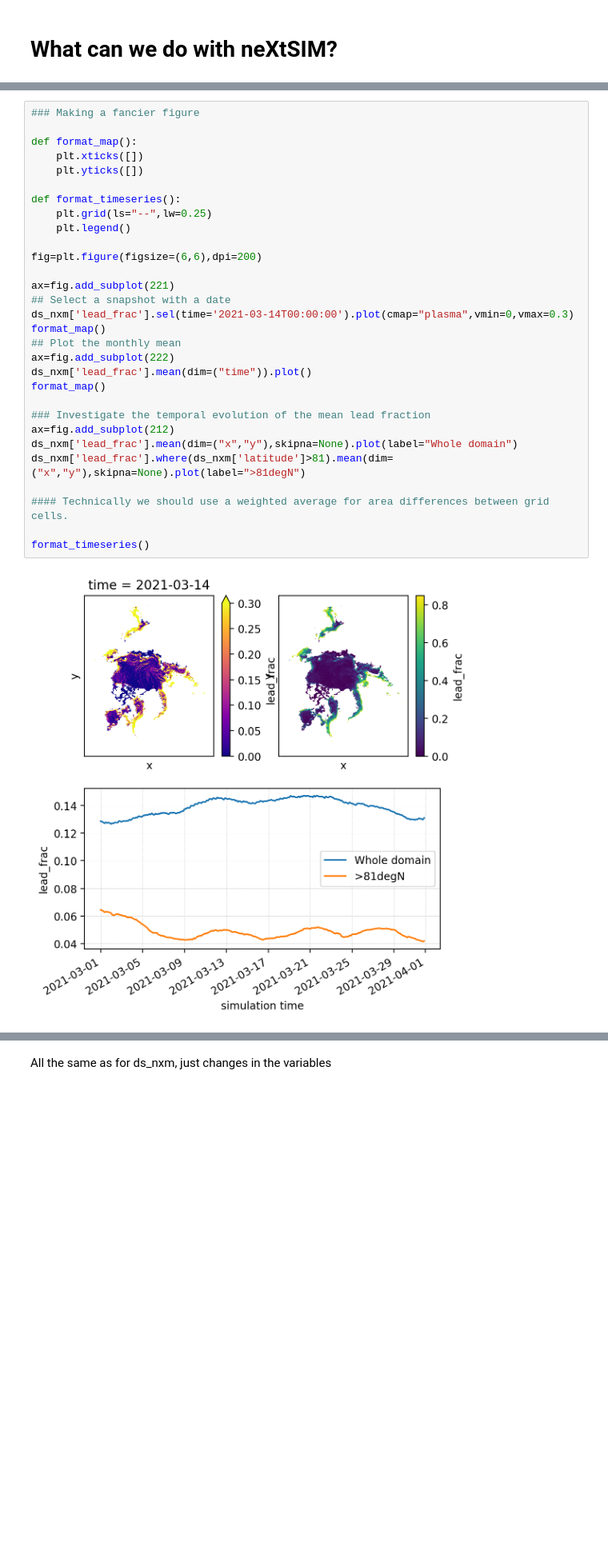
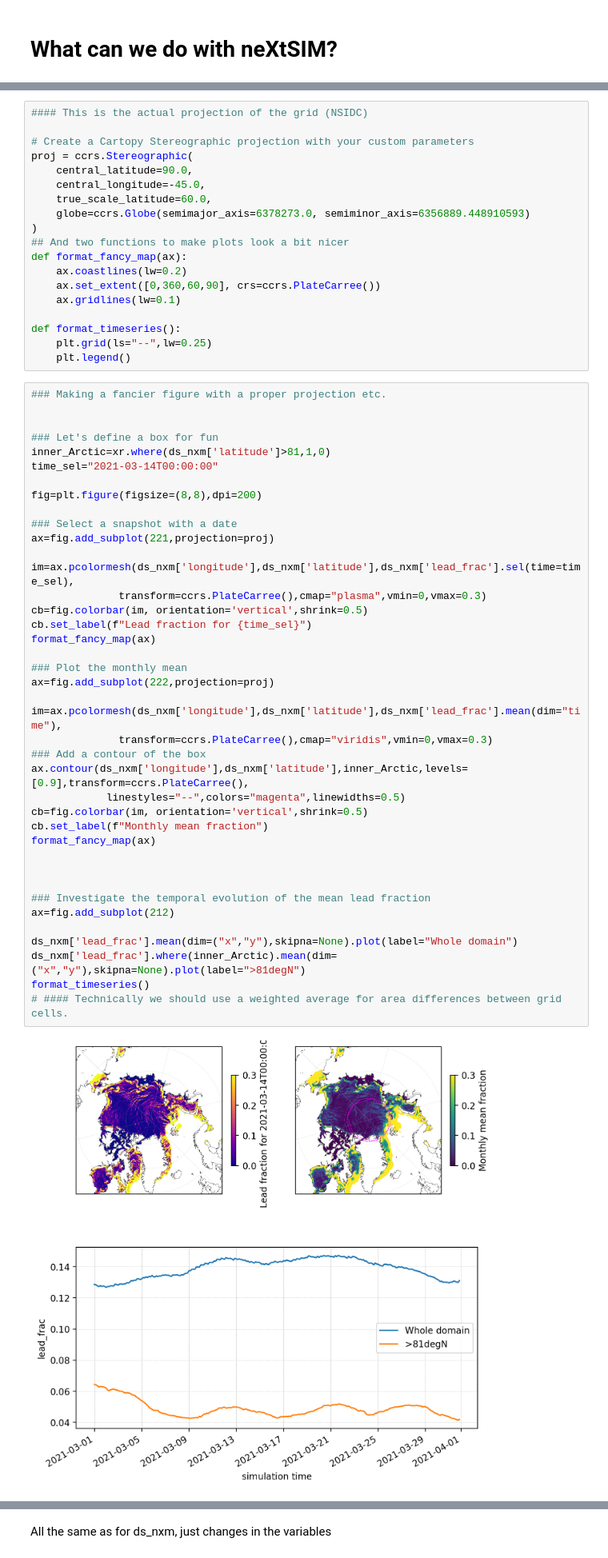
Before and after one commit to sasip-climate/notebooks-nextsim-workshop2025, a Jupyter notebook: tutorial_ww3-nextsim.ipynb, the cells around one changed output, grey strips where cells are left out. Shown at 80% size. Cells and saved outputs as stored; diff of their text form; blank space fills up the shorter version.

```diff
--- a/tutorial_ww3-nextsim.ipynb
+++ b/tutorial_ww3-nextsim.ipynb
@@ -141,38 +147,67 @@ ds_nxm['lead_frac'].isel(time=4).plot(cmap="plasma",vmin=0,vmax=0.3)
 # %% [output]
 <matplotlib.collections.QuadMesh at 0x...>
 [figure]
+# %%
+#### This is the actual projection of the grid (NSIDC)
+
+# Create a Cartopy Stereographic projection with your custom parameters
+proj = ccrs.Stereographic(
+    central_latitude=90.0,
+    central_longitude=-45.0,
+    true_scale_latitude=60.0,
+    globe=ccrs.Globe(semimajor_axis=6378273.0, semiminor_axis=6356889.448910593)
+)
+## And two functions to make plots look a bit nicer
+def format_fancy_map(ax):
+    ax.coastlines(lw=0.2)
+    ax.set_extent([0,360,60,90], crs=ccrs.PlateCarree())
+    ax.gridlines(lw=0.1)
+
+def format_timeseries():
+    plt.grid(ls="--",lw=0.25)
+    plt.legend()
 # %%
-### Making a fancier figure
+### Making a fancier figure with a proper projection etc.
 
-def format_map():
-    plt.xticks([])
-    plt.yticks([])
 
-def format_timeseries():
-    plt.grid(ls="--",lw=0.25)
-    plt.legend()
+### Let's define a box for fun
+inner_Arctic=xr.where(ds_nxm['latitude']>81,1,0)
+time_sel="2021-03-14T00:00:00"
 
-fig=plt.figure(figsize=(6,6),dpi=200)
+fig=plt.figure(figsize=(8,8),dpi=200)
 
-ax=fig.add_subplot(221)
-## Select a snapshot with a date
-ds_nxm['lead_frac'].sel(time='2021-03-14T00:00:00').plot(cmap="plasma",vmin=0,vmax=0.3)
-format_map()
-## Plot the monthly mean
-ax=fig.add_subplot(222)
-ds_nxm['lead_frac'].mean(dim=("time")).plot()
-format_map()
+### Select a snapshot with a date
+ax=fig.add_subplot(221,projection=proj)
+
+im=ax.pcolormesh(ds_nxm['longitude'],ds_nxm['latitude'],ds_nxm['lead_frac'].sel(time=time_sel),
+              transform=ccrs.PlateCarree(),cmap="plasma",vmin=0,vmax=0.3)
+cb=fig.colorbar(im, orientation='vertical',shrink=0.5)
+cb.set_label(f"Lead fraction for {time_sel}")
+format_fancy_map(ax)
+
+### Plot the monthly mean
+ax=fig.add_subplot(222,projection=proj)
+
+im=ax.pcolormesh(ds_nxm['longitude'],ds_nxm['latitude'],ds_nxm['lead_frac'].mean(dim="time"),
+              transform=ccrs.PlateCarree(),cmap="viridis",vmin=0,vmax=0.3)
+### Add a contour of the box
+ax.contour(ds_nxm['longitude'],ds_nxm['latitude'],inner_Arctic,levels=[0.9],transform=ccrs.PlateCarree(),
+            linestyles="--",colors="magenta",linewidths=0.5)
+cb=fig.colorbar(im, orientation='vertical',shrink=0.5)
+cb.set_label(f"Monthly mean fraction")
+format_fancy_map(ax)
+
+
 
 ### Investigate the temporal evolution of the mean lead fraction
 ax=fig.add_subplot(212)
+
 ds_nxm['lead_frac'].mean(dim=("x","y"),skipna=None).plot(label="Whole domain")
-ds_nxm['lead_frac'].where(ds_nxm['latitude']>81).mean(dim=("x","y"),skipna=None).plot(label=">81degN")
-
-#### Technically we should use a weighted average for area differences between grid cells.
-
+ds_nxm['lead_frac'].where(inner_Arctic).mean(dim=("x","y"),skipna=None).plot(label=">81degN")
 format_timeseries()
+# #### Technically we should use a weighted average for area differences between grid cells.
 # %% [output]
-[figure, old version]
+[figure, new version]
 # %% [markdown]
 ### Define a concentration MIZ.
 
```
Also changed, not shown: parts of 14 cells of this notebook.
